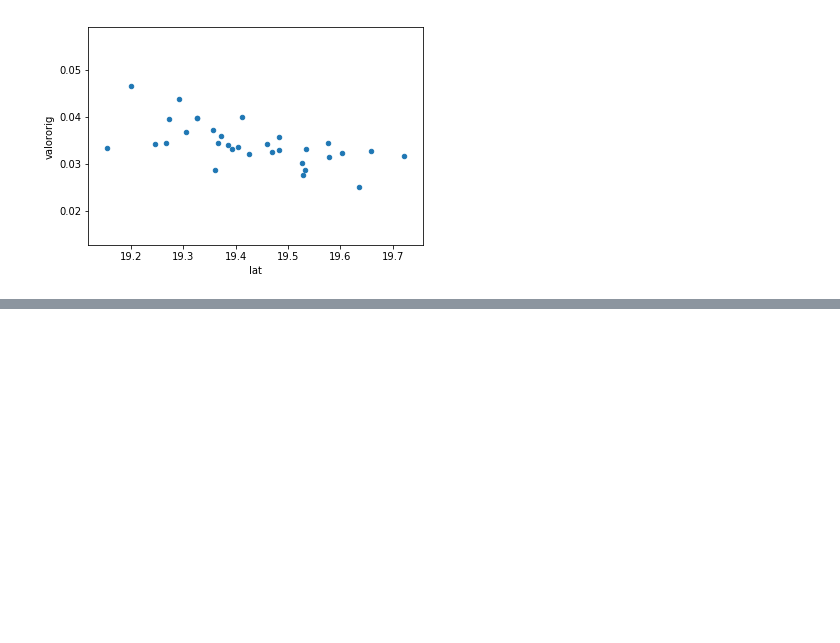
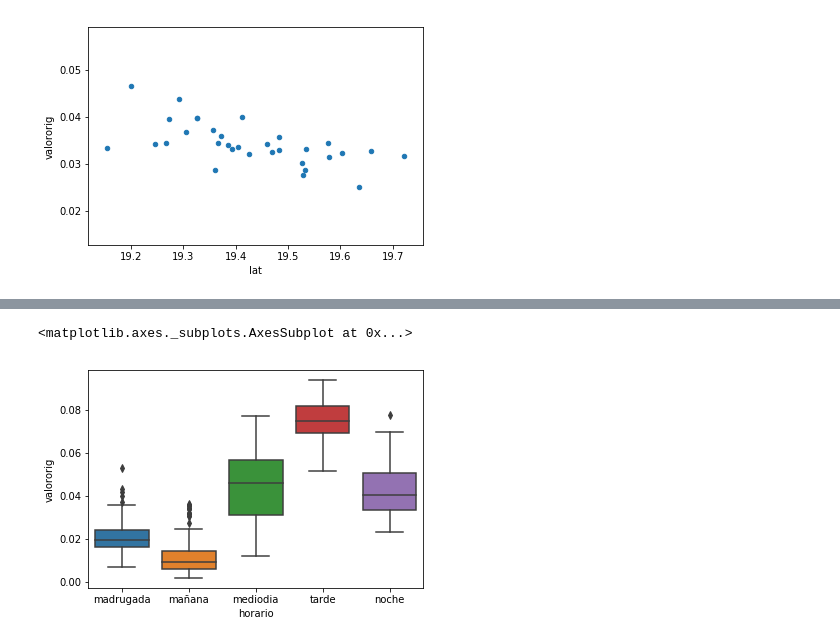
Before and after one commit to mxabierto/calidad-del-aire, a Jupyter notebook: notebooks/0.09_ozono_CDMX.ipynb, the cells around one changed output, grey strips where cells are left out. Saved outputs shown, nothing was run; the diff lists cells and outputs as text; code cells hidden in the pictures; blank space fills up the shorter version.

```diff
--- a/notebooks/0.09_ozono_CDMX.ipynb
+++ b/notebooks/0.09_ozono_CDMX.ipynb
@@ -153,0 +174,8 @@ ozono_hora.head()
+# %%
+import seaborn as sns
+
+aux = ozono_hora[ozono_hora.city=='Valle de México']
+sns.boxplot(y='valororig', x='horario', data=aux)
+# %% [output]
+<matplotlib.axes._subplots.AxesSubplot at 0x...>
+[figure, added]
```
Also changed, not shown: parts of 3 cells of this notebook, 3 other files.
